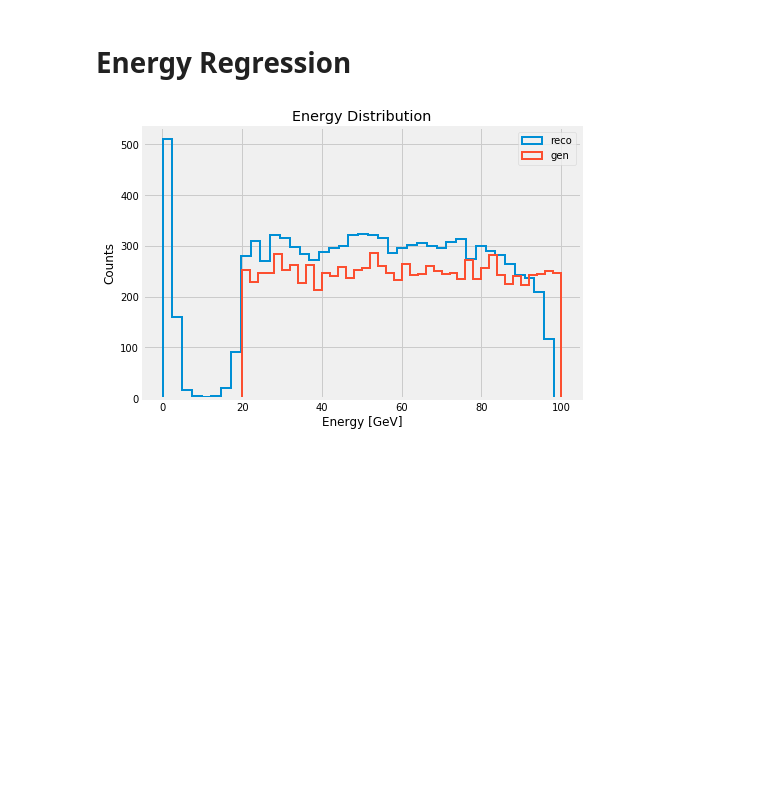
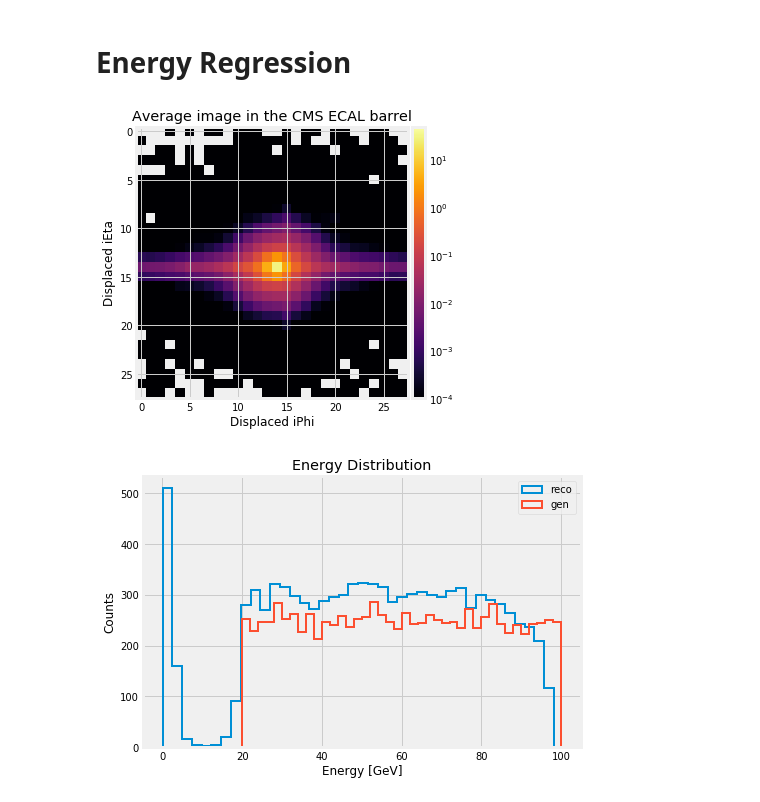
Before and after one commit to jruizvar/cnn-model, a Jupyter notebook: notebooks/analysis.ipynb, the cells around one changed output. Saved outputs shown, nothing was run; the diff lists cells and outputs as text; code cells hidden in the pictures; blank space fills up the shorter version.

```diff
--- a/notebooks/analysis.ipynb
+++ b/notebooks/analysis.ipynb
@@ -98,6 +98,22 @@ data = np.load(os.path.join(DATADIR, DATA))
 
 LABELS = 'eplus_Ele-Eta0PhiPiOver2-Energy20to100_V2.txt'
 labels = np.loadtxt(os.path.join(DATADIR, LABELS))
+# %%
+data_mean = np.mean(data, axis=0)
+# %%
+fig, ax = plt.subplots(1, 1, figsize=(5, 5))
+
+norm = LogNorm(vmin=0.0001, vmax=50.)
+
+img = ax.imshow(data_mean, cmap='inferno', norm=norm)
+ax.set_title('Average image in the CMS ECAL barrel')
+ax.set_xlabel('Displaced iPhi')
+ax.set_ylabel('Displaced iEta')
+cax = make_axes_locatable(ax).append_axes("right", size="5%", pad=0.05)
+plt.colorbar(img, cax=cax)
+plt.savefig('avg_image.png');
+# %% [output]
+[figure, added]
 # %%
 data_hist = np.array([np.sum(i) for i in data])
 # %%
```
Also changed, not shown: parts of 1 cell of this notebook, 3 other files.
